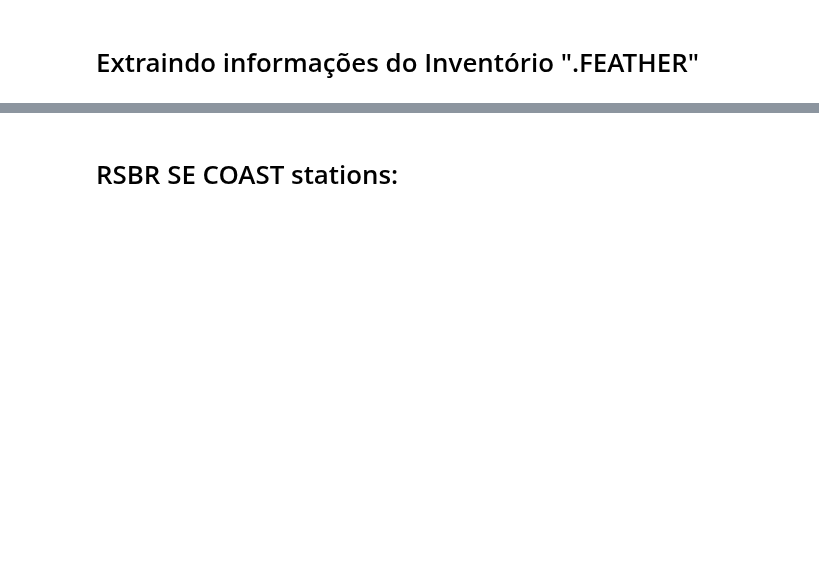
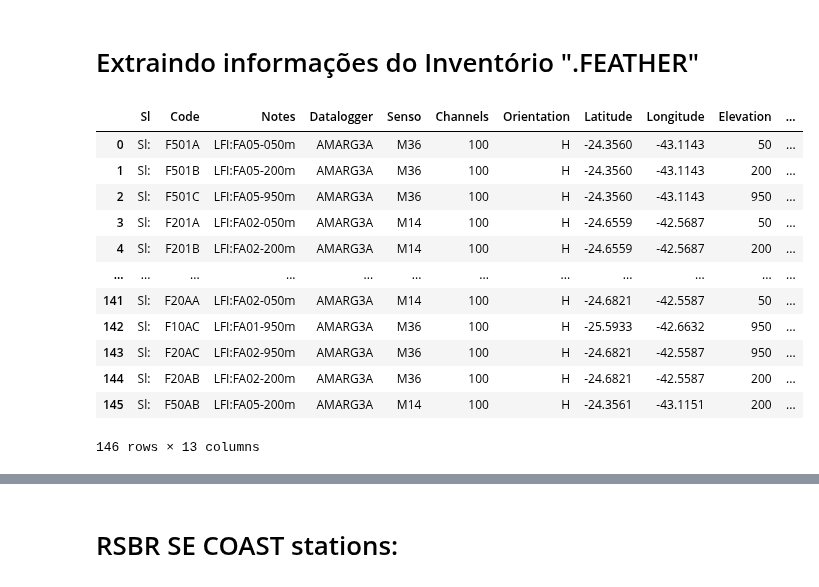
Before and after one commit to dIOGOLOC/marefone, a Jupyter notebook: diverse_tools/Tutorial/REGIONAL_LOCAL_EVENT_IDENTIFICATION/REGIONAL_TELESSEISMIC_EVENT_LFI/Tutorial_regional_teleseismic_event_ploting_via_quakexml.ipynb, the cells around one changed output, grey strips where cells are left out. Drawn from its saved outputs; the diff is of its cells as text; code cells hidden in the pictures; blank space fills up the shorter version.

```diff
--- a/diverse_tools/Tutorial/REGIONAL_LOCAL_EVENT_IDENTIFICATION/REGIONAL_TELESSEISMIC_EVENT_LFI/Tutorial_regional_teleseismic_event_ploting_via_quakexml.ipynb
+++ b/diverse_tools/Tutorial/REGIONAL_LOCAL_EVENT_IDENTIFICATION/REGIONAL_TELESSEISMIC_EVENT_LFI/Tutorial_regional_teleseismic_event_ploting_via_quakexml.ipynb
@@ -54,19 +54,20 @@ import xml.etree.ElementTree as ET
 # %% [markdown]
 # Inputs e Outputs
 # %%
-FOLDER_OUTPUT = '/media/sysop/14f7ead0-5dcb-4557-a139-55dbb404d11a/diogoloc/dados_posdoc/Gliders_DATA/OUTPUT/LFI/'
-MSEED_INPUT = "/media/sysop/14f7ead0-5dcb-4557-a139-55dbb404d11a/diogoloc/dados_posdoc/Gliders_DATA/DATA_GLIDER_2024/"
-QUAKEXML_FOLDER = '/media/sysop/14f7ead0-5dcb-4557-a139-55dbb404d11a/diogoloc/dados_posdoc/Gliders_DATA/OUTPUT/EVENTS/'
-METADATA_FILE = '/media/sysop/14f7ead0-5dcb-4557-a139-55dbb404d11a/diogoloc/dados_posdoc/Gliders_DATA/NETTAB/df_LFI_nettab.feather'
-MODEL_CAKE = '/media/sysop/14f7ead0-5dcb-4557-a139-55dbb404d11a/diogoloc/dados_posdoc/Gliders_DATA/EARTH_MODEL_AREA/model_ak135f_SOFAR.nd'
-RSBR_STATIONS = '/media/sysop/14f7ead0-5dcb-4557-a139-55dbb404d11a/diogoloc/dados_posdoc/Gliders_DATA/STA_COORD/estacoes_RSBR_costa.txt'
+#FOLDER_OUTPUT = '/media/sysop/14f7ead0-5dcb-4557-a139-55dbb404d11a/diogoloc/dados_posdoc/Gliders_DATA/OUTPUT/LFI/'
+#MSEED_INPUT = "/media/sysop/14f7ead0-5dcb-4557-a139-55dbb404d11a/diogoloc/dados_posdoc/Gliders_DATA/DATA_GLIDER_2024/"
+#QUAKEXML_FOLDER = '/media/sysop/14f7ead0-5dcb-4557-a139-55dbb404d11a/diogoloc/dados_posdoc/Gliders_DATA/OUTPUT/EVENTS/'
+#METADATA_FILE = '/media/sysop/14f7ead0-5dcb-4557-a139-55dbb404d11a/diogoloc/dados_posdoc/Gliders_DATA/NETTAB/df_LFI_nettab.feather'
+#MODEL_CAKE = '/media/sysop/14f7ead0-5dcb-4557-a139-55dbb404d11a/diogoloc/dados_posdoc/Gliders_DATA/EARTH_MODEL_AREA/model_ak135f_SOFAR.nd'
+#RSBR_STATIONS = '/media/sysop/14f7ead0-5dcb-4557-a139-55dbb404d11a/diogoloc/dados_posdoc/Gliders_DATA/STA_COORD/estacoes_RSBR_costa.txt'
 
-#FOLDER_OUTPUT = '/home/sysop/dados_posdoc/GLIDER_PETROBRAS/OUTPUT/'
-#MSEED_INPUT = "/home/sysop/dados_posdoc/GLIDER_PETROBRAS/DATA/"
-#METADATA_FILE = '/home/sysop/dados_posdoc/GLIDER_PETROBRAS/data_glider_information_csv/metadados_glider_acustico_pmpas-bs.csv'
-#QUAKEXML_FOLDER = '/home/sysop/dados_posdoc/GLIDER_PETROBRAS/OUTPUT/EVENTS/'
-#MODEL_CAKE = '/home/sysop/dados_posdoc/GLIDER_PETROBRAS/EARTH_MODEL_AREA/model_ak135_SOFAR.nd'
-#RSBR_STATIONS = '/home/sysop/dados_posdoc/GLIDER_PETROBRAS/STA_COORD/estacoes_RSBR_costa.txt'
+FOLDER_OUTPUT = '/home/sysop/dados_posdoc/GLIDER_PETROBRAS/OUTPUT/LF/'
+MSEED_INPUT = "/home/sysop/dados_posdoc/GLIDER_PETROBRAS/DATA/"
+#METADATA_FILE = '/home/sysop/dados_posdoc/GLIDER_PETROBRAS/NETTAB/df_LFI_nettab.feather'
+METADATA_FILE = '/home/sysop/dados_posdoc/GLIDER_PETROBRAS/METADATA/df_LFI_nettab_adj.txt'
+QUAKEXML_FOLDER = '/home/sysop/dados_posdoc/GLIDER_PETROBRAS/OUTPUT/EVENTS/'
+MODEL_CAKE = '/home/sysop/dados_posdoc/GLIDER_PETROBRAS/EARTH_MODEL_AREA/model_ak135_SOFAR.nd'
+RSBR_STATIONS = '/home/sysop/dados_posdoc/GLIDER_PETROBRAS/STA_COORD/estacoes_RSBR_costa.txt'
 # %% [markdown]
 # Extraindo informações dos arquivos ".mseed"
 # %%
@@ -111,5 +128,21 @@ dataframe_mseed_final.sort_values('date')
 # %% [markdown]
 # Extraindo informações do Inventório ".FEATHER"
 # %%
-dataframe_LFI = pd.read_feather(METADATA_FILE)
+dataframe_LFI = pd.read_csv(METADATA_FILE, sep=" ", header=None, names=['Sl','Code','Notes','Datalogger','Senso','Channels','Orientation','Latitude','Longitude','Elevation','Depth','Start','End'])
+# %%
+dataframe_LFI
+# %% [output]
+|  | Sl | Code | Notes | Datalogger | Senso | Channels | Orientation | Latitude | Longitude | Elevation | ... |
+| 0 | Sl: | F501A | LFI:FA05-050m | AMARG3A | M36 | 100 | H | -24.3560 | -43.1143 | 50 | ... |
+| 1 | Sl: | F501B | LFI:FA05-200m | AMARG3A | M36 | 100 | H | -24.3560 | -43.1143 | 200 | ... |
+| 2 | Sl: | F501C | LFI:FA05-950m | AMARG3A | M36 | 100 | H | -24.3560 | -43.1143 | 950 | ... |
+| 3 | Sl: | F201A | LFI:FA02-050m | AMARG3A | M14 | 100 | H | -24.6559 | -42.5687 | 50 | ... |
+| 4 | Sl: | F201B | LFI:FA02-200m | AMARG3A | M14 | 100 | H | -24.6559 | -42.5687 | 200 | ... |
+| ... | ... | ... | ... | ... | ... | ... | ... | ... | ... | ... | ... |
+| 141 | Sl: | F20AA | LFI:FA02-050m | AMARG3A | M14 | 100 | H | -24.6821 | -42.5587 | 50 | ... |
+| 142 | Sl: | F10AC | LFI:FA01-950m | AMARG3A | M36 | 100 | H | -25.5933 | -42.6632 | 950 | ... |
+| 143 | Sl: | F20AC | LFI:FA02-950m | AMARG3A | M36 | 100 | H | -24.6821 | -42.5587 | 950 | ... |
+| 144 | Sl: | F20AB | LFI:FA02-200m | AMARG3A | M36 | 100 | H | -24.6821 | -42.5587 | 200 | ... |
+| 145 | Sl: | F50AB | LFI:FA05-200m | AMARG3A | M14 | 100 | H | -24.3561 | -43.1151 | 200 | ... |
+146 rows × 13 columns
 # %%
```
Also changed, not shown: parts of 15 cells of this notebook, 1 other file.
